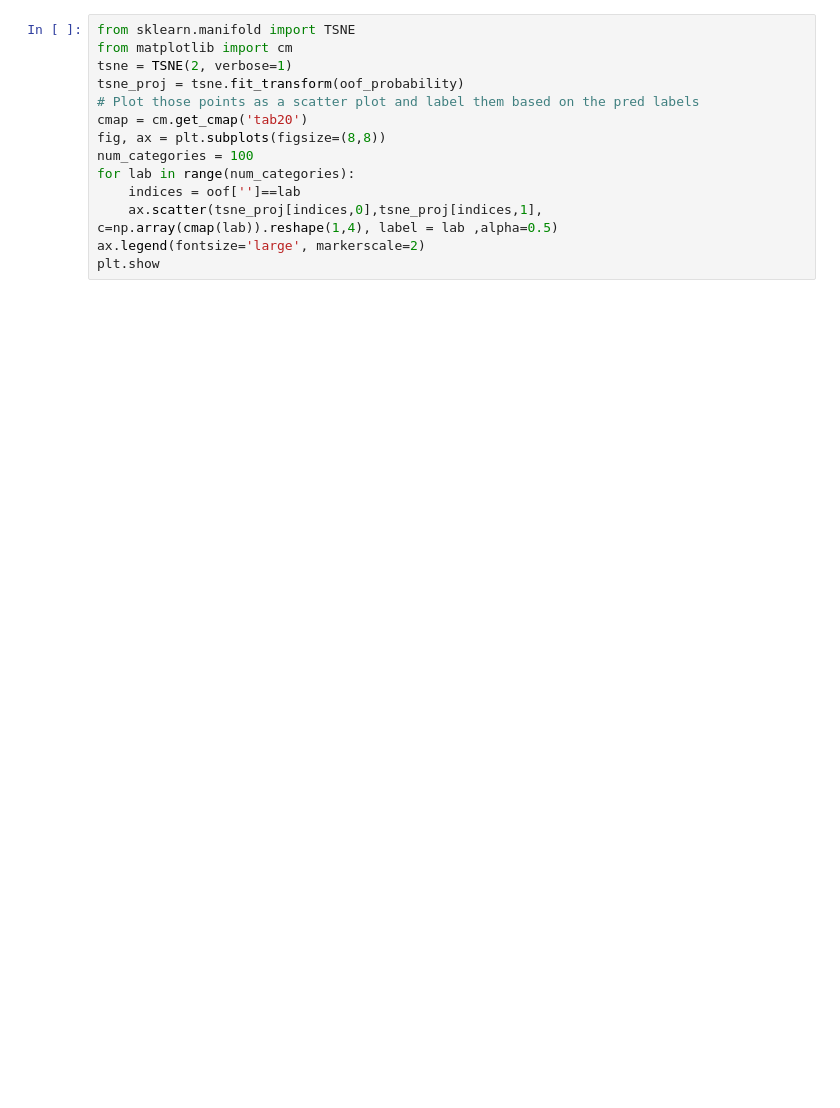
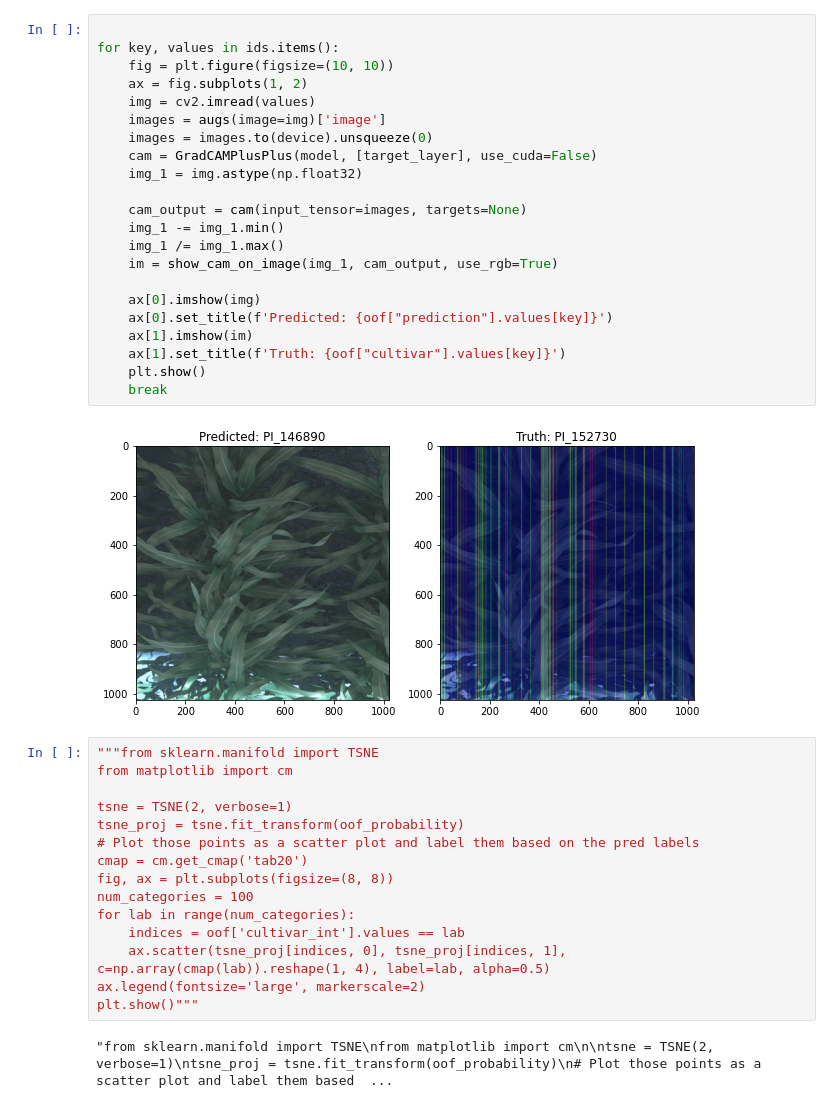
Before and after one commit to king398/Cultivar_FGVC9, a Jupyter notebook: notebooks/eda_new.ipynb, the cells around one changed output. Saved outputs shown, nothing was run; the diff lists cells and outputs as text; blank space fills up the shorter version.

```diff
--- a/notebooks/eda_new.ipynb
+++ b/notebooks/eda_new.ipynb
@@ -36,14 +110,41 @@ for key, values in ids.items():
+# %%
+
+for key, values in ids.items():
+    fig = plt.figure(figsize=(10, 10))
+    ax = fig.subplots(1, 2)
+    img = cv2.imread(values)
+    images = augs(image=img)['image']
+    images = images.to(device).unsqueeze(0)
+    cam = GradCAMPlusPlus(model, [target_layer], use_cuda=False)
+    img_1 = img.astype(np.float32)
+
+    cam_output = cam(input_tensor=images, targets=None)
+    img_1 -= img_1.min()
+    img_1 /= img_1.max()
+    im = show_cam_on_image(img_1, cam_output, use_rgb=True)
+
+    ax[0].imshow(img)
+    ax[0].set_title(f'Predicted: {oof["prediction"].values[key]}')
+    ax[1].imshow(im)
+    ax[1].set_title(f'Truth: {oof["cultivar"].values[key]}')
+    plt.show()
+    break
+# %% [output]
+[figure, added]
 # %%
-from sklearn.manifold import TSNE
+"""from sklearn.manifold import TSNE
 from matplotlib import cm
+
 tsne = TSNE(2, verbose=1)
 tsne_proj = tsne.fit_transform(oof_probability)
 # Plot those points as a scatter plot and label them based on the pred labels
 cmap = cm.get_cmap('tab20')
-fig, ax = plt.subplots(figsize=(8,8))
+fig, ax = plt.subplots(figsize=(8, 8))
 num_categories = 100
 for lab in range(num_categories):
-    indices = oof['']==lab
-    ax.scatter(tsne_proj[indices,0],tsne_proj[indices,1], c=np.array(cmap(lab)).reshape(1,4), label = lab ,alpha=0.5)
+    indices = oof['cultivar_int'].values == lab
+    ax.scatter(tsne_proj[indices, 0], tsne_proj[indices, 1], c=np.array(cmap(lab)).reshape(1, 4), label=lab, alpha=0.5)
 ax.legend(fontsize='large', markerscale=2)
-plt.show
+plt.show()"""
+# %% [output]
+"from sklearn.manifold import TSNE\nfrom matplotlib import cm\n\ntsne = TSNE(2, verbose=1)\ntsne_proj = tsne.fit_transform(oof_probability)\n# Plot those points as a scatter plot and label them based  ...
```
Also changed, not shown: parts of 2 cells of this notebook, 1 other file.
